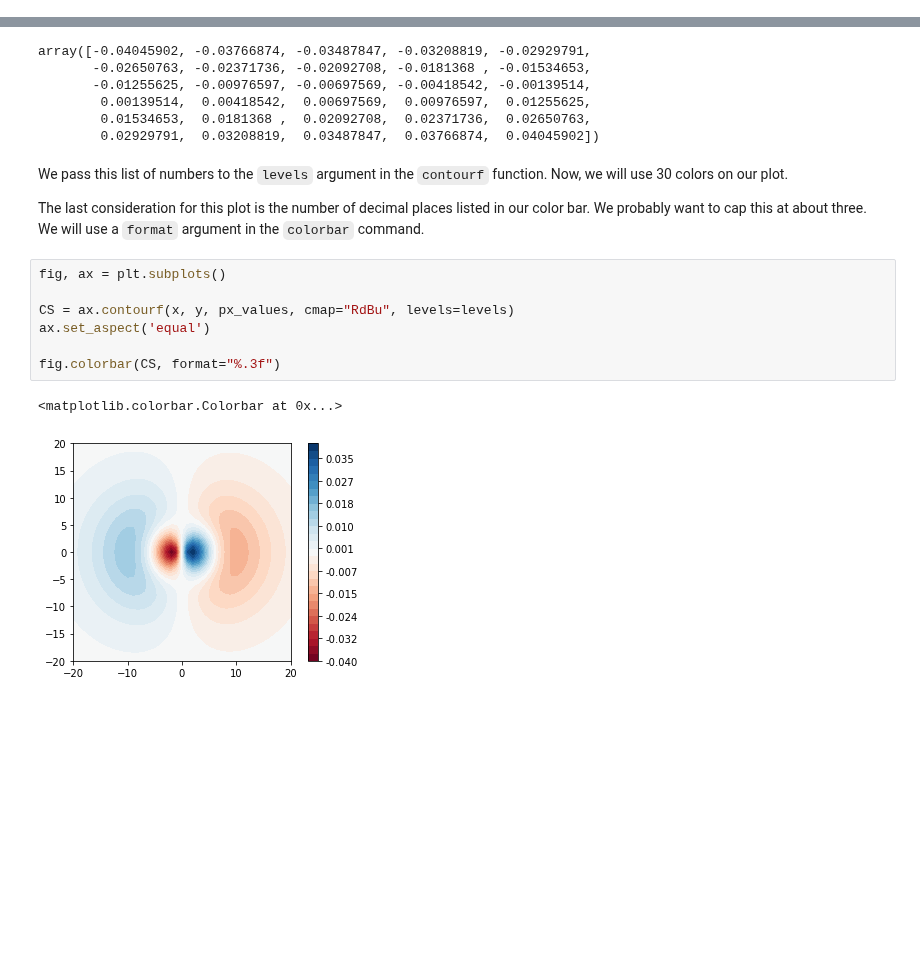
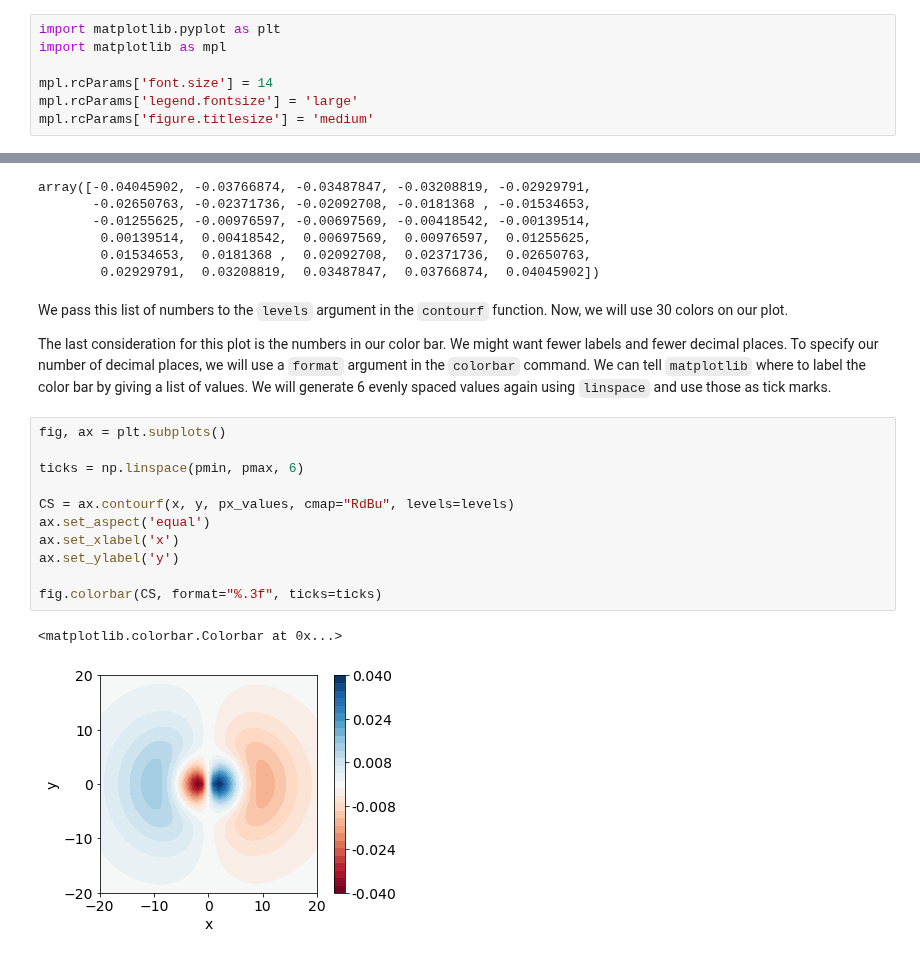
Before and after one commit to MolSSI-Education/python-visualization, a Jupyter notebook: molssi_python_visualization/chapters/contour.ipynb, the cells around one changed output, grey strips where cells are left out. Cells and saved outputs as stored; diff of their text form; blank space fills up the shorter version.

Commit message:
improve contour lesson, add info on setting plot font size

```diff
--- a/molssi_python_visualization/chapters/contour.ipynb
+++ b/molssi_python_visualization/chapters/contour.ipynb
@@ -65,4 +65,11 @@ Creating a contour plot
 Now that we have our data sliced, we will use the [contour](https://matplotlib.org/stable/api/_as_gen/matplotlib.pyplot.contour.html) function to create a contour plot. For the contour function, you must give a list of x values, a list of y values, and an array containing z values. Fortunately, our data is already in this format.
 
 We also add the `ax.set_aspect('equal')` command to keep the size of the x-axis and the y-axis the same.
+# %%
+import matplotlib.pyplot as plt
+import matplotlib as mpl
+
+mpl.rcParams['font.size'] = 14
+mpl.rcParams['legend.fontsize'] = 'large'
+mpl.rcParams['figure.titlesize'] = 'medium'
 # %%
@@ -147,14 +152,18 @@ array([-0.04045902, -0.03766874, -0.03487847, -0.03208819, -0.02929791,
 # %% [markdown]
 We pass this list of numbers to the `levels` argument in the `contourf` function. Now, we will use 30 colors on our plot.
 
-The last consideration for this plot is the number of decimal places listed in our color bar. We probably want to cap this at about three. We will use a `format` argument in the `colorbar` command.
+The last consideration for this plot is the numbers in our color bar. We might want fewer labels and fewer decimal places. To specify our number of decimal places, we will use a `format` argument in the `colorbar` command. We can tell `matplotlib` where to label the color bar by giving a list of values. We will generate 6 evenly spaced values again using `linspace` and use those as tick marks.
 # %%
 fig, ax = plt.subplots()
 
+ticks = np.linspace(pmin, pmax, 6)
+
 CS = ax.contourf(x, y, px_values, cmap="RdBu", levels=levels)
 ax.set_aspect('equal')
+ax.set_xlabel('x')
+ax.set_ylabel('y')
 
-fig.colorbar(CS, format="%.3f")
+fig.colorbar(CS, format="%.3f", ticks=ticks)
 # %% [output]
 <matplotlib.colorbar.Colorbar at 0x...>
-[figure, old version]
+[figure, new version]
```
Also changed, not shown: parts of 3 cells of this notebook, 2 other files.
